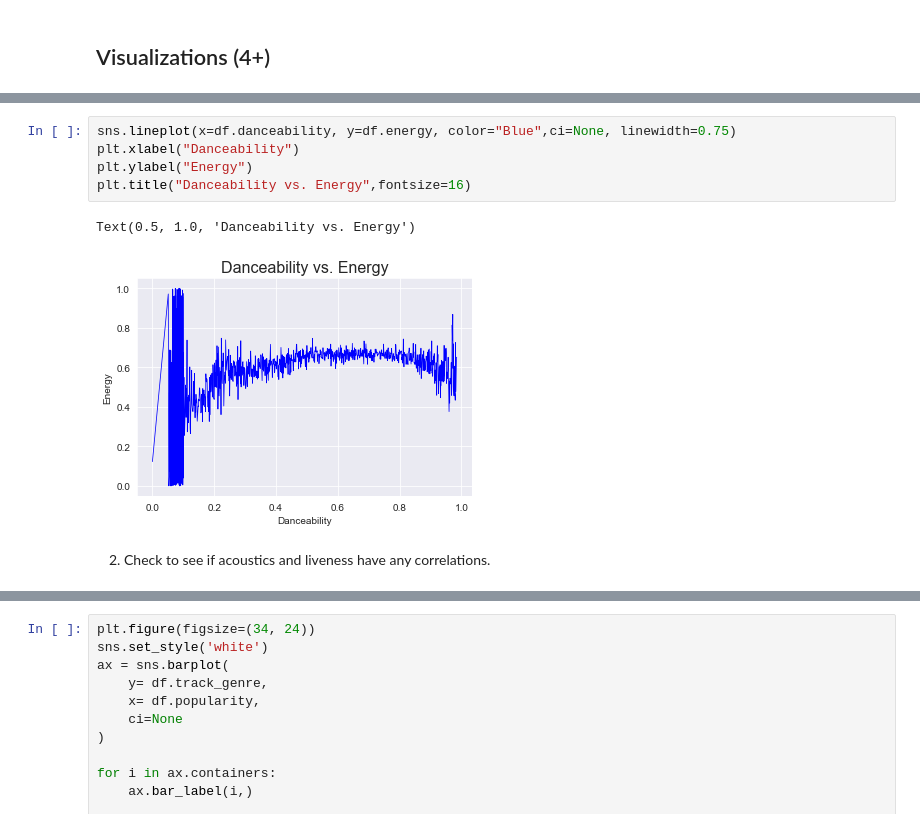
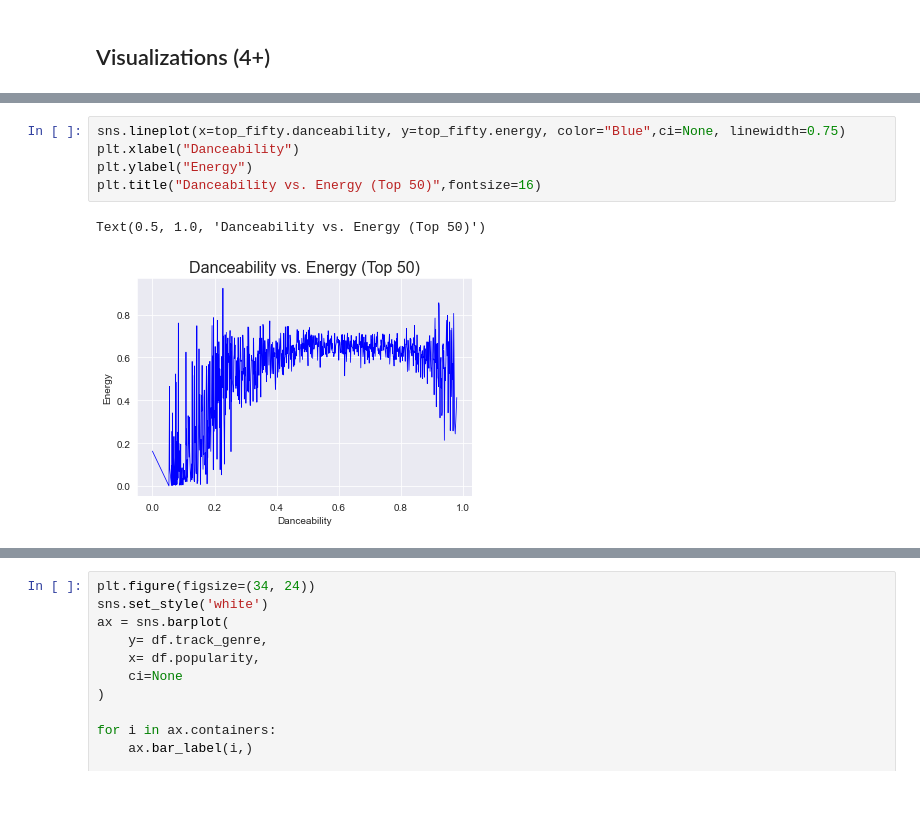
Before and after one commit to kayleeodom/Final-ds, a Jupyter notebook: Final.ipynb, the cells around one changed output, grey strips where cells are left out. Saved outputs shown, nothing was run; the diff lists cells and outputs as text; blank space fills up the shorter version.

```diff
--- a/Final.ipynb
+++ b/Final.ipynb
@@ -326,10 +337,8 @@ top_fifty.groupby('track_genre')['instrumentalness','tempo','energy'].mean()
 # %%
-sns.lineplot(x=df.danceability, y=df.energy, color="Blue",ci=None, linewidth=0.75)
+sns.lineplot(x=top_fifty.danceability, y=top_fifty.energy, color="Blue",ci=None, linewidth=0.75)
 plt.xlabel("Danceability")
 plt.ylabel("Energy")
-plt.title("Danceability vs. Energy",fontsize=16)
+plt.title("Danceability vs. Energy (Top 50)",fontsize=16)
 # %% [output]
-Text(0.5, 1.0, 'Danceability vs. Energy')
+Text(0.5, 1.0, 'Danceability vs. Energy (Top 50)')
-[figure, old version]
+[figure, new version]
-# %% [markdown]
-2. Check to see if acoustics and liveness have any correlations.
```
Also changed, not shown: parts of 11 cells of this notebook.
